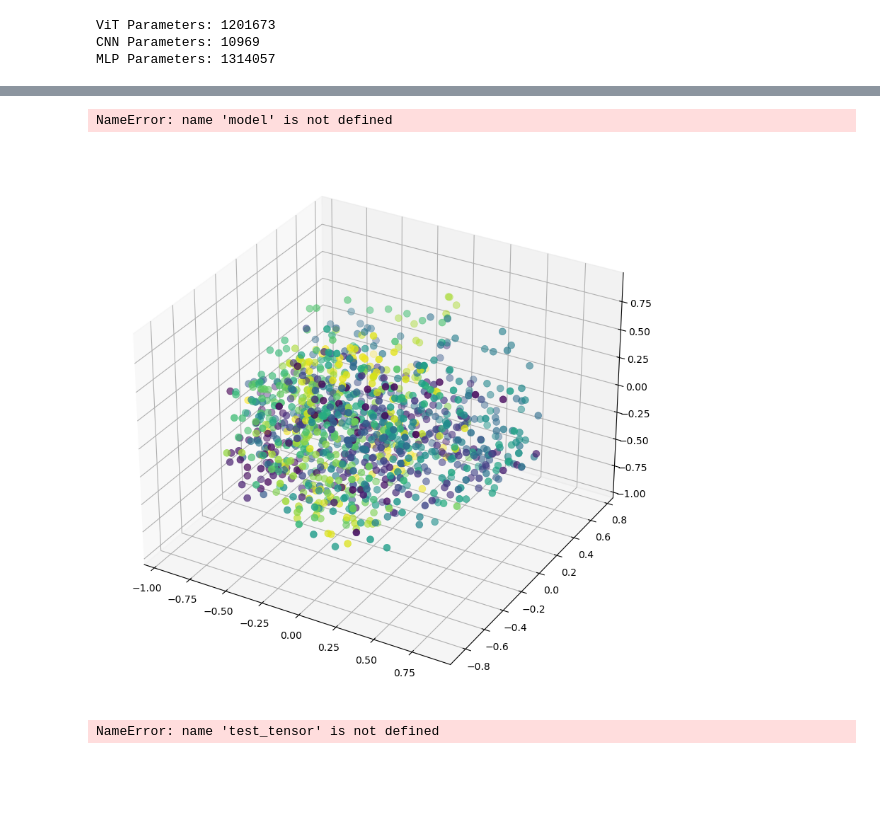
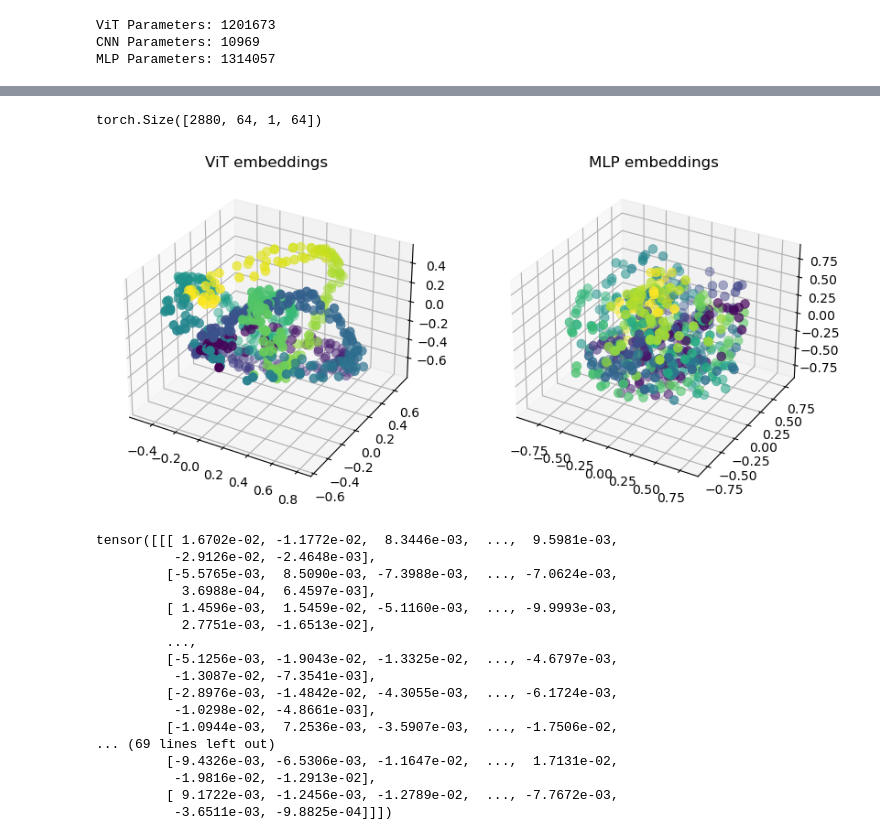
Before and after one commit to Tsuchijo/CEBRA-ViT, a Jupyter notebook: src/testing.ipynb, the cells around one changed output, grey strips where cells are left out. Cells and saved outputs as stored; diff of their text form; code cells hidden in the pictures; blank space fills up the shorter version.

Commit message:
added embedding generator and LSTM classifier

```diff
--- a/src/testing.ipynb
+++ b/src/testing.ipynb
@@ -92,14 +88,16 @@ count_parameters(cebra.models.init("ViT-16-v1", 64, 4, 8, True))
 # %%
 # Load data from different session
-data_path = "/mnt/teams/TM_Lab/Tony/water_reaching/Data/rig1_data/processed/GRL3_2023-07-17_1"
+data_path = '/mnt/teams/TM_Lab/Tony/water_reaching/Data/rig1_data/processed/GRL3_2023-07-13_1'
 brain_data = [load_brain_data(data_path, x) for x in range(10)]
 flattened_brain_data = np.concatenate(brain_data, axis=0)
-flattened_brain_images = np.lib.stride_tricks.sliding_window_view(flattened_brain_data, (3, 64, 64)).squeeze()
-tensor_data = torch.from_numpy(flattened_brain_images).float()
-tensor_data = tensor_data.moveaxis(1, 2)
-eval_model = model.model.eval()
-embedding = []
-for i in range(28 * 2):
-    embedding.extend(eval_model(tensor_data[i*10: (i+1) * 10].to('cuda')).detach().cpu().numpy())
+flattened_brain_data = np.array([cv2.resize(x, (64, 64)) for x in flattened_brain_data])
+tensor_data = torch.from_numpy(flattened_brain_data).float()
+eval_model = ViT_CEBRA.model.eval()
+tensor_data = tensor_data.unsqueeze(2)
+print(tensor_data.shape)
+embedding_vit = []
+num_frames = int(len(flattened_brain_data) / 3)
+for i in range(num_frames):
+    embedding_vit.extend(eval_model(tensor_data[i*3: (i+1) * 3].to('cuda')).detach().cpu().numpy())
 # %% [output]
-NameError: name 'model' is not defined
+torch.Size([2880, 64, 1, 64])
@@ -137,9 +104,21 @@ embeddings = batch_process_embeddings(model.model.eval(), test_tensor, 10)
+# %%
+One_D_brain_data =  [x.flatten() for x in flattened_brain_data]
+One_D_brain_data = np.array(One_D_brain_data)
+tensor_one_d = torch.from_numpy(One_D_brain_data).float()
+eval_model_mlp = MLP_CEBRA.model.eval()
+embedding_mlp = []
+embedding_mlp = eval_model_mlp(tensor_one_d[:len(embedding_vit)].to('cuda')).detach().cpu().numpy()
 # %%
-embedding = np.array(embeddings)
+embedding_vit = np.array(embedding_vit)
 # make a 3d scatter plot of the first 3 dimensions of the embedding
-fig = plt.figure(figsize=(10,10))
-ax = fig.add_subplot(111, projection='3d')
-ax.scatter(embedding[:,0], embedding[:,1], embedding[:,2], cmap='viridis', linewidth=0.5, c=(np.arange(len(embedding)) % 288), s=50)
+fig = plt.figure( figsize=(10,10))
+ax = fig.add_subplot(121, projection='3d')
+ax.scatter(embedding_vit[:,0], embedding_vit[:,1], embedding_vit[:,2], cmap='viridis', linewidth=0.5, c=(np.arange(len(embedding_vit)) % 288), s=50)
+ax2 = fig.add_subplot(122, projection='3d')
+ax2.scatter(embedding_mlp[:,0], embedding_mlp[:,1], embedding_mlp[:,2], cmap='viridis', linewidth=0.5, c=(np.arange(len(embedding_mlp)) % 288), s=50)
+# Label plots, left is ViT, right is MLP
+ax.set_title('ViT embeddings')
+ax2.set_title('MLP embeddings')
 plt.show()
 # %% [output]
-[figure, old version]
+[figure, new version]
@@ -148,7 +200,3 @@ ViT = [child2 for child2 in [child for child in eval_model.children()][0].childr
-# %%
-tensor_data = test_tensor.movedim(1,2)
-# %% [output]
-NameError: name 'test_tensor' is not defined
 # %%
 from vit_pytorch.recorder import Recorder
 ViT = Recorder(ViT)
@@ -180,3 +228,23 @@ def rollout(attn):
     grid_size = int(np.sqrt(aug_attn_mat.shape[-1]))
     mask = v[0, 1:].reshape(grid_size, grid_size)
     return mask
+# %%
+tensor_data.squeeze()
+# %% [output]
+tensor([[[ 1.6702e-02, -1.1772e-02,  8.3446e-03,  ...,  9.5981e-03,
+          -2.9126e-02, -2.4648e-03],
+         [-5.5765e-03,  8.5090e-03, -7.3988e-03,  ..., -7.0624e-03,
+           3.6988e-04,  6.4597e-03],
+         [ 1.4596e-03,  1.5459e-02, -5.1160e-03,  ..., -9.9993e-03,
+           2.7751e-03, -1.6513e-02],
+         ...,
+         [-5.1256e-03, -1.9043e-02, -1.3325e-02,  ..., -4.6797e-03,
+          -1.3087e-02, -7.3541e-03],
+         [-2.8976e-03, -1.4842e-02, -4.3055e-03,  ..., -6.1724e-03,
+          -1.0298e-02, -4.8661e-03],
+         [-1.0944e-03,  7.2536e-03, -3.5907e-03,  ..., -1.7506e-02,
+... (69 lines left out)
+         [-9.4326e-03, -6.5306e-03, -1.1647e-02,  ...,  1.7131e-02,
+          -1.9816e-02, -1.2913e-02],
+         [ 9.1722e-03, -1.2456e-03, -1.2789e-02,  ..., -7.7672e-03,
+          -3.6511e-03, -9.8825e-04]]])
```
Also changed, not shown: parts of 13 cells of this notebook, 25 other files.
